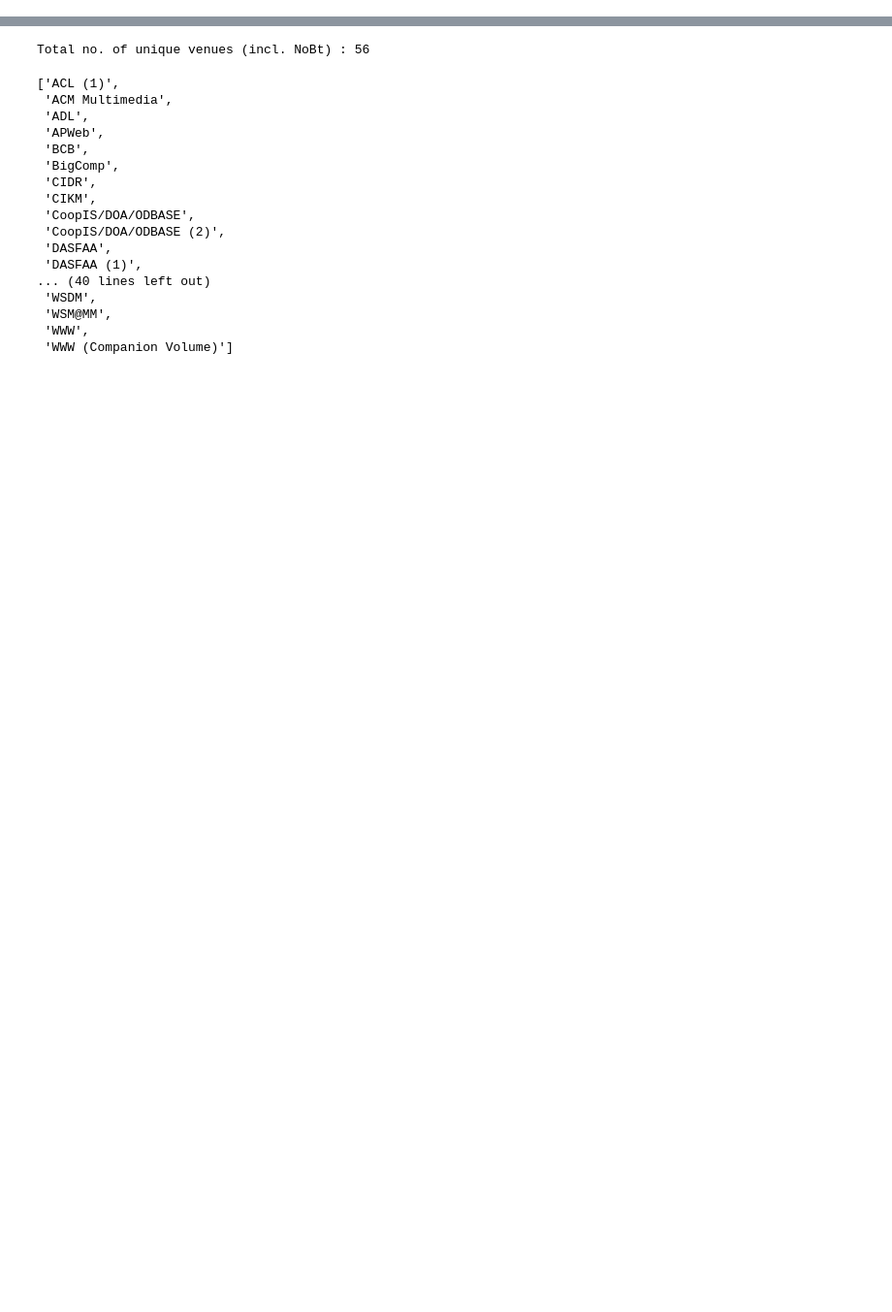
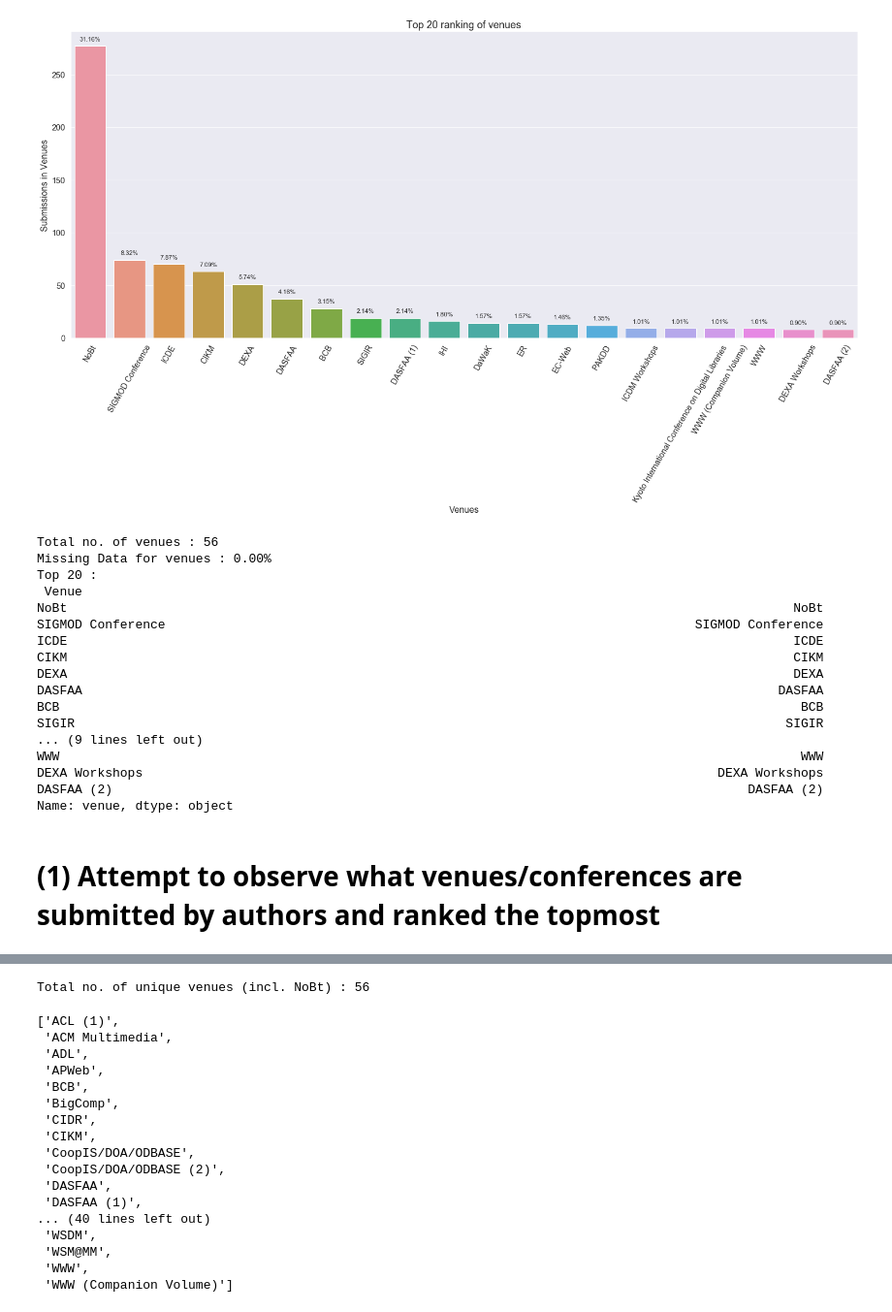
Before and after one commit to samaujs/Network-Science, a Jupyter notebook: xml_preprocessing_conferences.ipynb, the cells around one changed output, grey strips where cells are left out. Shown at 97% size. Saved outputs shown, nothing was run; the diff lists cells and outputs as text; code cells hidden in the pictures; blank space fills up the shorter version.

```diff
--- a/xml_preprocessing_conferences.ipynb
+++ b/xml_preprocessing_conferences.ipynb
@@ -57,0 +125,59 @@ df
+# %%
+# Plotting top rank venues
+venue_Grp = pd.DataFrame()
+venue_Grp['venueCount'] = df.groupby(['Venue'])['Venue'].count()
+venue_Grp['venue'] = venue_Grp.index
+
+# There are too many authors, so we will subset the top authors
+venue_Grp_top = venue_Grp.sort_values(by='venueCount',ascending=False).head(topmost)
+order_venues = venue_Grp_top.sort_values(by='venueCount',ascending=False)['venue']
+
+plt.figure(figsize=(25, 10))
+sns.set(color_codes=True)
+sns.set(font_scale = 1.3)
+ax = sns.barplot(x='venue', y='venueCount', data=venue_Grp_top, order=order_venues)
+ax.set_title('Top ' + str(topmost) + ' ranking of venues', fontsize=18)
+for rectBox in ax.patches:
+    count = rectBox.get_height()
+    #print("Counts :", count)
+    ax.text(rectBox.get_x() + rectBox.get_width()/2.,
+            count + 5,
+            '{:1.2f}%'.format(count/total_counts*100),
+            ha="center", fontsize=11)
+
+
+xt = plt.xticks(rotation=60)
+plt.xlabel('Venues')
+plt.ylabel('Submissions in Venues')
+plt.show()
+
+print("Total no. of venues :", len(venue_Grp.index))
+print("Missing Data for venues : " +
+      '{:1.2f}%'.format(df['Venue'].isnull().sum() / total_counts * 100))
+print("Top " + str(topmost) + " :\n", venue_Grp_top['venue'])
+
+for ctr in range(len(venue_Grp_top)):
+    if (venue_Grp_top.iloc[ctr]['venue'] == -999):
+        print("Found in Index", str(ctr) + ":", venue_Grp_top.iloc[ctr]['venueCount'])
+        print("Missing Data : " + '{:1.2f}%'.format(venue_Grp_top.iloc[ctr]['venueCount'] / total_counts * 100))
+# %% [output]
+[figure, added]
+Total no. of venues : 56
+Missing Data for venues : 0.00%
+Top 20 :
+ Venue
+NoBt                                                                                                NoBt
+SIGMOD Conference                                                                      SIGMOD Conference
+ICDE                                                                                                ICDE
+CIKM                                                                                                CIKM
+DEXA                                                                                                DEXA
+DASFAA                                                                                            DASFAA
+BCB                                                                                                  BCB
+SIGIR                                                                                              SIGIR
+... (9 lines left out)
+WWW                                                                                                  WWW
+DEXA Workshops                                                                            DEXA Workshops
+DASFAA (2)                                                                                    DASFAA (2)
+Name: venue, dtype: object
+# %% [markdown]
+# (1) Attempt to observe what venues/conferences are submitted by authors and ranked the topmost
```
Also changed, not shown: parts of 26 cells of this notebook.
